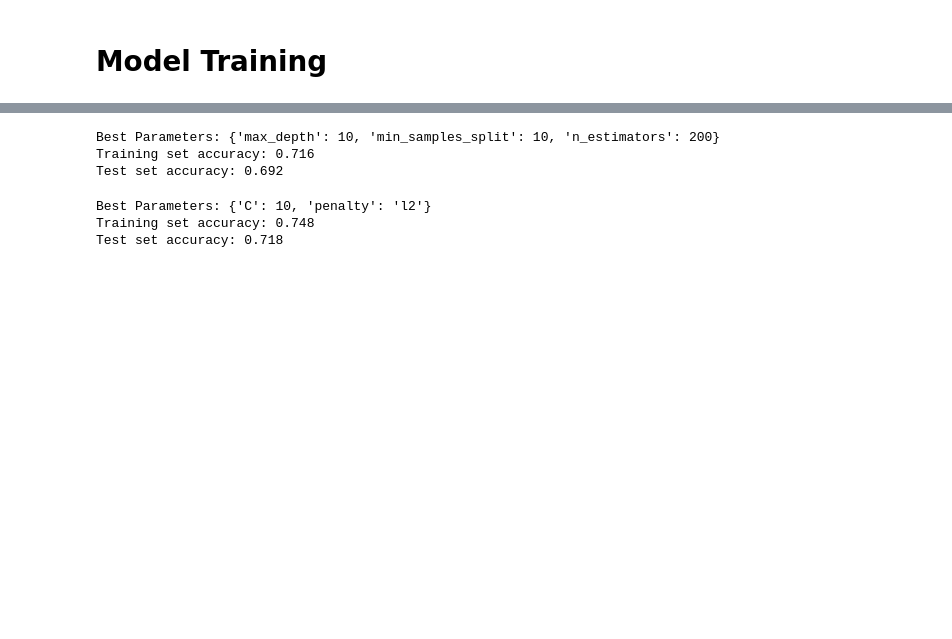
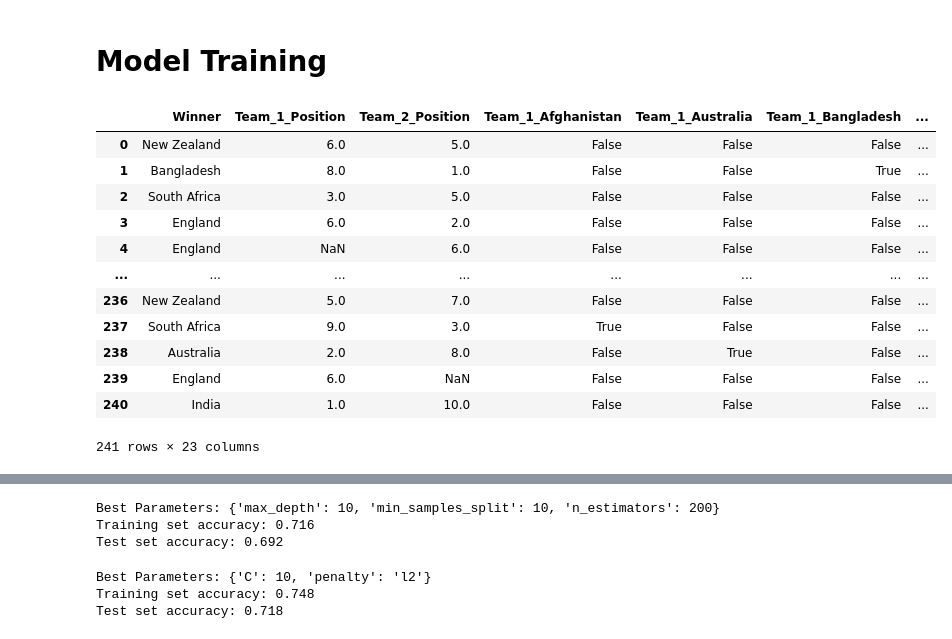
Before and after one commit to Bhavya418/DataMining_CP3, a Jupyter notebook: notebooks/ICC_World_Cup_Prediction.ipynb, the cells around one changed output, grey strips where cells are left out. Drawn from its saved outputs; the diff is of its cells as text; code cells hidden in the pictures; blank space fills up the shorter version.

```diff
--- a/notebooks/ICC_World_Cup_Prediction.ipynb
+++ b/notebooks/ICC_World_Cup_Prediction.ipynb
@@ -126,5 +133,21 @@ team_final = teams.dropna()
 from sklearn.model_selection import train_test_split
 # %%
 teams_final = pd.get_dummies(teams, prefix=['Team_1', 'Team_2'], columns=['Team_1', 'Team_2'])
+# %%
+teams_final
+# %% [output]
+|  | Winner | Team_1_Position | Team_2_Position | Team_1_Afghanistan | Team_1_Australia | Team_1_Bangladesh | ... |
+| 0 | New Zealand | 6.0 | 5.0 | False | False | False | ... |
+| 1 | Bangladesh | 8.0 | 1.0 | False | False | True | ... |
+| 2 | South Africa | 3.0 | 5.0 | False | False | False | ... |
+| 3 | England | 6.0 | 2.0 | False | False | False | ... |
+| 4 | England | NaN | 6.0 | False | False | False | ... |
+| ... | ... | ... | ... | ... | ... | ... | ... |
+| 236 | New Zealand | 5.0 | 7.0 | False | False | False | ... |
+| 237 | South Africa | 9.0 | 3.0 | True | False | False | ... |
+| 238 | Australia | 2.0 | 8.0 | False | True | False | ... |
+| 239 | England | 6.0 | NaN | False | False | False | ... |
+| 240 | India | 1.0 | 10.0 | False | False | False | ... |
+241 rows × 23 columns
 # %%
 teams_final.head(5)
```
Also changed, not shown: parts of 4 cells of this notebook, 1 other file.
